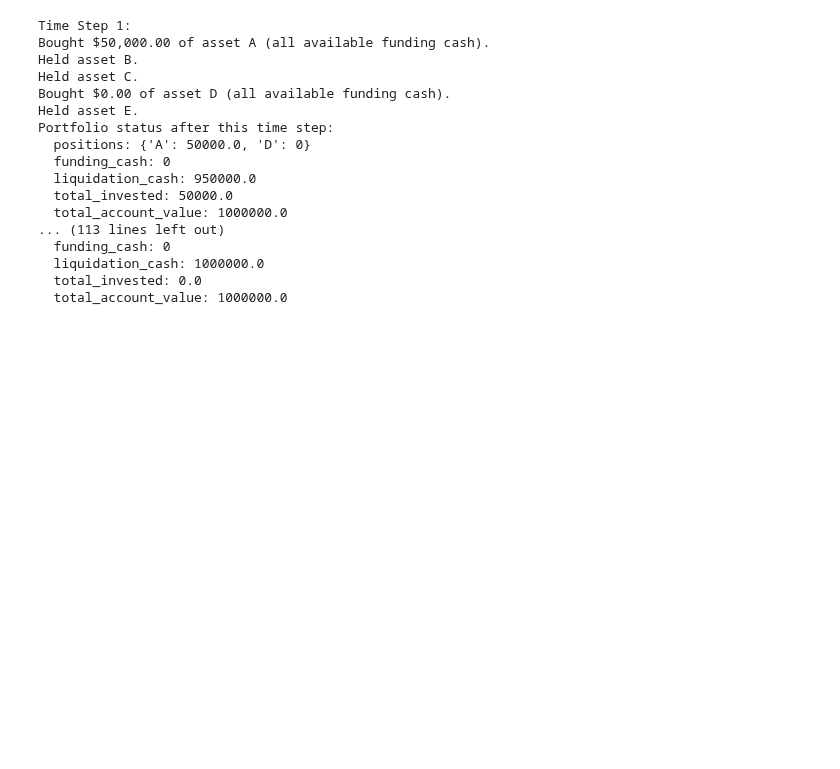
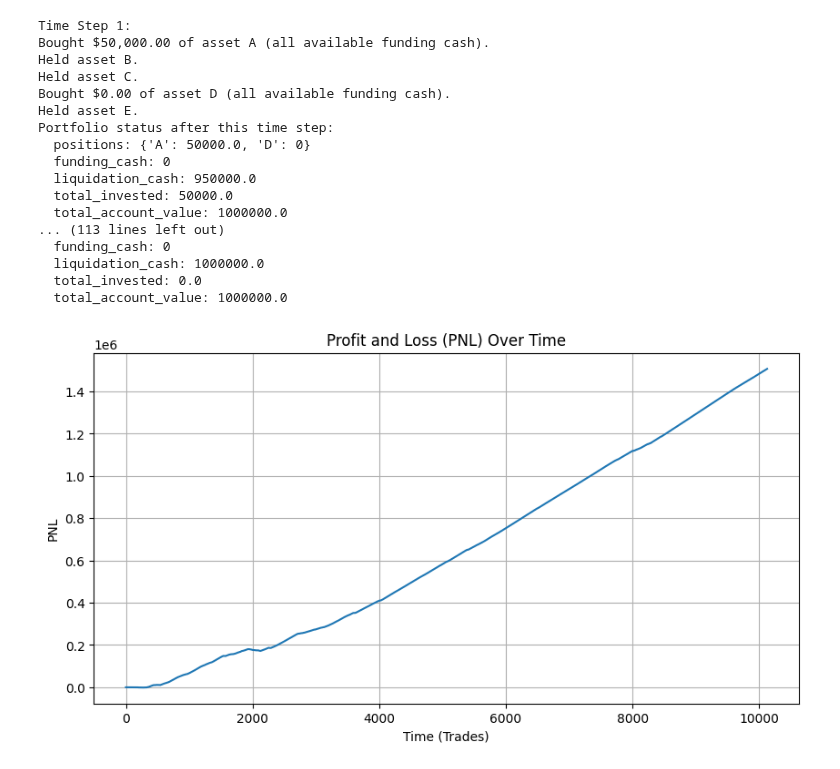
Before and after one commit to Kunj121/QTSFinalProject, a Jupyter notebook: portfolio_management.ipynb, the cells around one changed output. Drawn from its saved outputs; the diff is of its cells as text; code cells hidden in the pictures; blank space fills up the shorter version.

Commit message:
portfolio manager

```diff
--- a/portfolio_management.ipynb
+++ b/portfolio_management.ipynb
@@ -1,5 +1,15 @@
+# %%
+import pandas as pd
+
+avax_preds = pd.read_csv('Coin_Models/avax_orders.csv')
+near_preds = pd.read_csv('Coin_Models/near_orders.csv')
+sol_preds = pd.read_csv('Coin_Models/sol_orders.csv')
+dot_preds = pd.read_csv('Coin_Models/dot_orders.csv')
+near_preds = pd.read_csv('Coin_Models/near_orders.csv')
+# %%
+avax_preds.drop(columns='Unnamed: 0', inplace=True)
 # %%
-import numpy as np
+'''import numpy as np
 
 class DynamicPortfolio:
     def __init__(self, total_account, initial_funding_fraction=0.5):
@@ -62,5 +72,5 @@ class DynamicPortfolio:
             "liquidation_cash": self.liquidation_cash,
             "total_invested": total_invested,
             "total_account_value": total_value
-        }
+        }'''
 # %%
@@ -112,0 +142,3 @@ Portfolio status after this time step:
+# %%
+initial_capital = 100000  # $100K starting balance
+capital_over_time = initial_capital * portfolio_weights  # Allocate capital based on weights
@@ -112,0 +162,77 @@ Portfolio status after this time step:
+# %%
+import pandas as pd
+import matplotlib.pyplot as plt
+
+def calculate_investment_portfolio(df, starting_capital, portfolio_size):
+    """
+    Calculates investment amounts for each coin based on predicted classifications and probabilities.
+
+    Args:
+        df (pd.DataFrame): DataFrame with prediction probabilities and classifications.
+        starting_capital (float): Total starting capital.
+        portfolio_size (int): Number of coins in the portfolio.
+
+    Returns:
+        pd.DataFrame: DataFrame with an added "Investment" column.
+    """
+
+    max_investment_per_coin = starting_capital / portfolio_size
+
+    def calculate_investment(row):
+        if row["Prediction"] == 1:
+            return max_investment_per_coin * row["Probability Buy"] / 100
+        elif row["Prediction"] == 2:
+            return -max_investment_per_coin * row["Probability Sell"] / 100
+        else:
+            return 0
+
+    df["Investment"] = df.apply(calculate_investment, axis=1)
+    return df
+
+def calculate_pnl(df, initial_capital):
+  """
+  Calculates the cumulative profit and loss (PNL) over time.
+
+  Args:
+      df (pd.DataFrame): DataFrame with "Investment" column.
+      initial_capital (float): Starting capital.
+
+  Returns:
+      pd.Series: Cumulative PNL values.
+  """
+  df['Cumulative_Investment'] = df['Investment'].cumsum()
+  df['PNL'] = df['Cumulative_Investment']
+  df['Cumulative_Capital'] = initial_capital + df['PNL']
+  return df['PNL'], df['Cumulative_Capital']
+
+# Define starting capital and portfolio size
+starting_capital = 100000
+portfolio_size = 5
+
+# Calculate investment amounts
+df_with_investment = calculate_investment_portfolio(avax_preds.copy(), starting_capital, portfolio_size)
+
+# Calculate PNL
+pnl, cumulative_capital = calculate_pnl(df_with_investment, starting_capital)
+
+# Plot PNL
+plt.figure(figsize=(10, 5))
+plt.plot(pnl)
+plt.title("Profit and Loss (PNL) Over Time")
+plt.xlabel("Time (Trades)")
+plt.ylabel("PNL")
+plt.grid(True)
+plt.show()
+
+#Plot cumulative capital
+plt.figure(figsize=(10, 5))
+plt.plot(cumulative_capital)
+plt.title("Cumulative Capital Over Time")
+plt.xlabel("Time (Trades)")
+plt.ylabel("Cumulative Capital")
+plt.grid(True)
+plt.show()
+
+print(df_with_investment)
+# %% [output]
+[figure, added]
```
Also changed, not shown: parts of 7 cells of this notebook, 10 other files.
